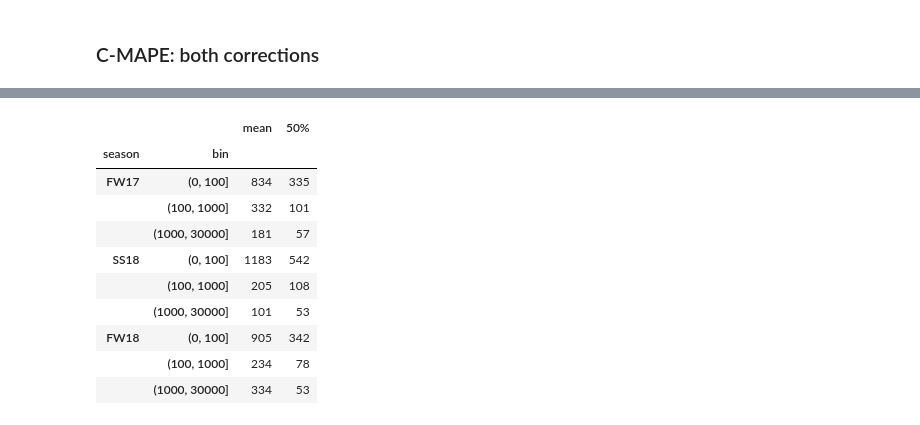
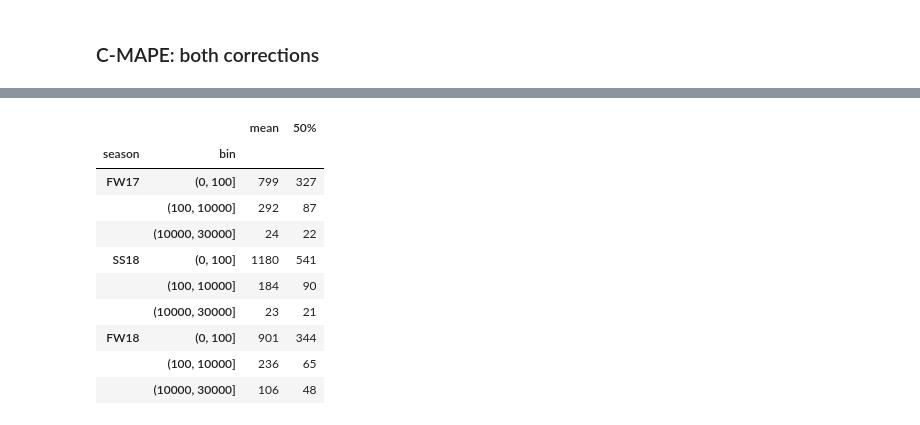
Before and after one commit to cwcomiskey/Misc, a Jupyter notebook: C_MAPE.ipynb, the cells around one changed output, grey strips where cells are left out. Drawn from its saved outputs; the diff is of its cells as text; code cells hidden in the pictures.

```diff
--- a/C_MAPE.ipynb
+++ b/C_MAPE.ipynb
@@ -727,0 +502,16 @@ def projection(net, forecast, under, over):
+# %%
+dat_season = dat_season[
+    (dat_season['ecom_marketing_forecast'] != 0)
+    &
+    (dat_season['net_qty'] != 0)
+    &
+    (dat_season['season'] != 'SS19')
+]
+# %%
+def projection(net, forecast, under, over):
+    if net > forecast:
+        return under
+    elif net < forecast:
+        return over
+    else:
+        return under
@@ -728,5 +527,7 @@ def projection(net, forecast, under, over):
 # %%
-season_dat_kahuna['net_qty*'] = season_dat_kahuna.apply(lambda row: projection(row[2], row[3], row[4], row[5]), axis = 1)
-season_dat_kahuna = season_dat_kahuna[season_dat_kahuna['net_qty*'] != 0]
+dat_season['net_qty*'] = dat_season.apply(lambda row: projection(row[2], row[4], row[3], row[5]), axis = 1)
+dat_season = dat_season[dat_season['net_qty*'] != 0]
 # %%
-season_dat_kahuna.loc[:,'APE'] = pd.to_numeric(abs(season_dat_kahuna['net_qty*'] - season_dat_kahuna['ecom_forecast'])/season_dat_kahuna['net_qty*']*100)
+dat_season.loc[:,'APE'] = pd.to_numeric(
+    abs(dat_season['net_qty*'] - dat_season['ecom_marketing_forecast'])/dat_season['net_qty*']*100
+)
@@ -755,25 +545,25 @@ season_dat_kahuna.round()
 # %%
-bins = [0, 100, 1000, 30000]
-season_dat_kahuna.loc[:,'bin'] = pd.cut(np.array(season_dat_kahuna['net_qty']), bins)
+bins = [0, 100, 10000, 30000]
+dat_season.loc[:,'bin'] = pd.cut(np.array(dat_season['net_qty']), bins)
 
-d = season_dat_kahuna.groupby(['season', 'bin'])['APE'].describe()[['mean', '50%']]
+d = dat_season.dropna().groupby(['season', 'bin'])['APE'].describe()[['mean', '50%']]
 
 order = {'SS17': 0, 'FW17': 1, 'SS18': 2, 'FW18': 3, 'SS19': 4}
 d['order_id'] = [order[i] for i in d.reset_index()['season']]
 
 d.sort_values(by = ['order_id', 'bin'], inplace=True)
 d.drop('order_id', axis = 1, inplace=True)
 
 d.round().astype(int)
 # %% [output]
 |  |  | mean | 50% |
 | season | bin |  |  |
-| FW17 | (0, 100] | 834 | 335 |
-|  | (100, 1000] | 332 | 101 |
-|  | (1000, 30000] | 181 | 57 |
-| SS18 | (0, 100] | 1183 | 542 |
-|  | (100, 1000] | 205 | 108 |
-|  | (1000, 30000] | 101 | 53 |
-| FW18 | (0, 100] | 905 | 342 |
-|  | (100, 1000] | 234 | 78 |
-|  | (1000, 30000] | 334 | 53 |
+| FW17 | (0, 100] | 799 | 327 |
+|  | (100, 10000] | 292 | 87 |
+|  | (10000, 30000] | 24 | 22 |
+| SS18 | (0, 100] | 1180 | 541 |
+|  | (100, 10000] | 184 | 90 |
+|  | (10000, 30000] | 23 | 21 |
+| FW18 | (0, 100] | 901 | 344 |
+|  | (100, 10000] | 236 | 65 |
+|  | (10000, 30000] | 106 | 48 |
```
Also changed, not shown: parts of 117 cells of this notebook.
